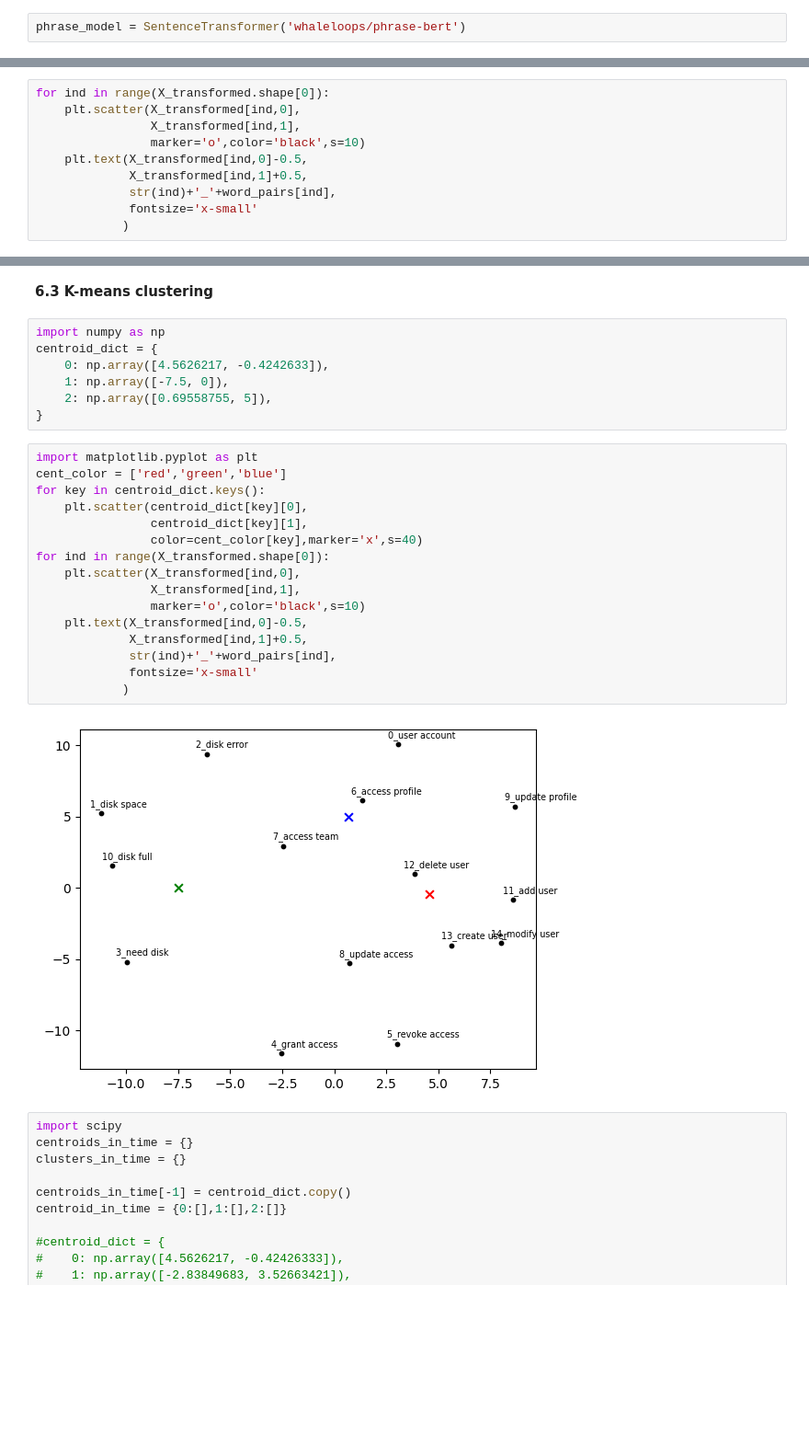
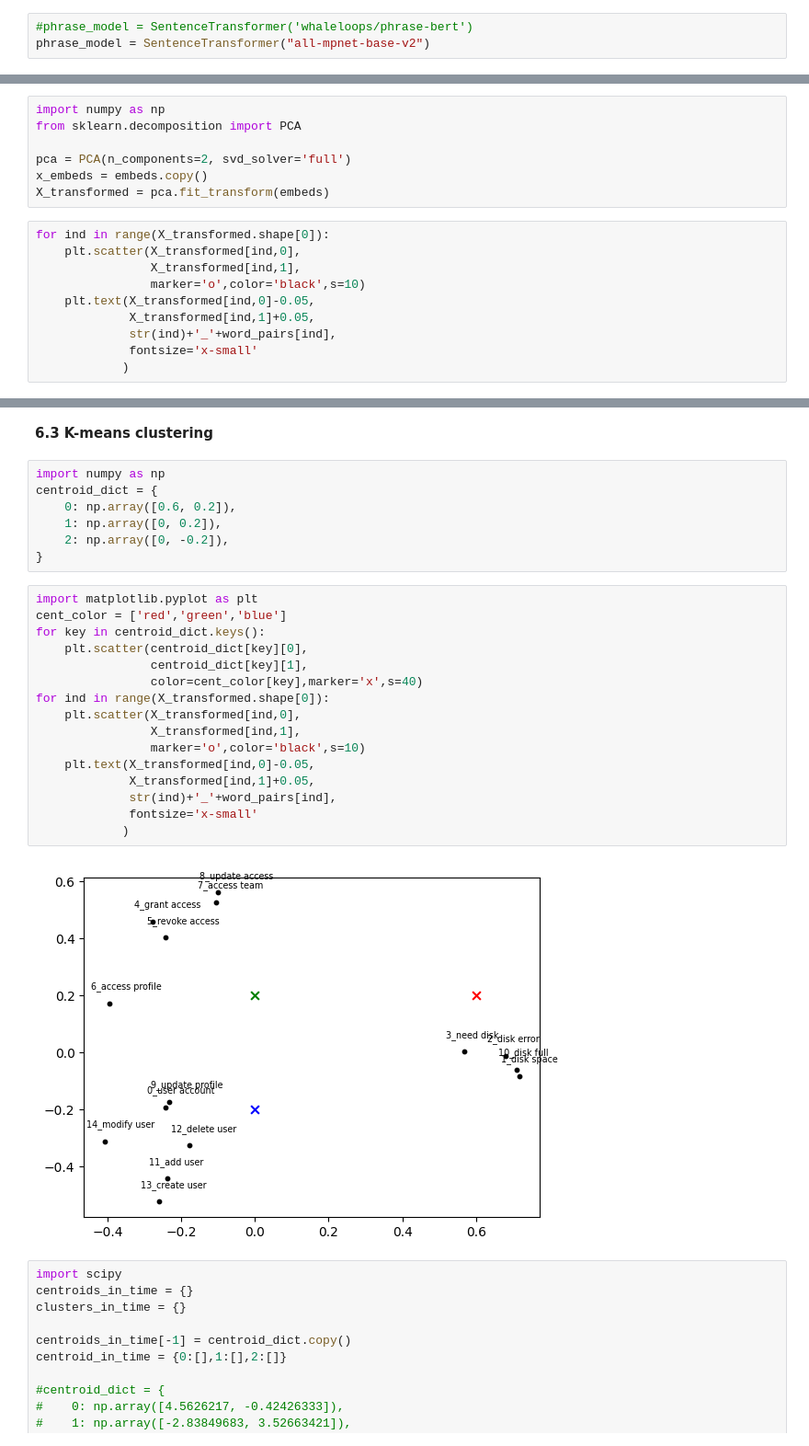
Before and after one commit to enoten/support_ticket_analysis, a Jupyter notebook: support_tickets_problem.ipynb, the cells around one changed output, grey strips where cells are left out. Shown at 92% size. Saved outputs shown, nothing was run; the diff lists cells and outputs as text; blank space fills up the shorter version.

```diff
--- a/support_tickets_problem.ipynb
+++ b/support_tickets_problem.ipynb
@@ -704,7 +705,8 @@ word_pairs
 # %% [markdown]
 <b>6.1 Create pair embeddings</b>
 # %%
-phrase_model = SentenceTransformer('whaleloops/phrase-bert')
+#phrase_model = SentenceTransformer('whaleloops/phrase-bert')
+phrase_model = SentenceTransformer("all-mpnet-base-v2")
 # %%
 embeds = phrase_model.encode(word_pairs)
 # %% [markdown]
@@ -719,10 +714,17 @@ X_transformed.shape
+# %%
+import numpy as np
+from sklearn.decomposition import PCA
+
+pca = PCA(n_components=2, svd_solver='full')
+x_embeds = embeds.copy()
+X_transformed = pca.fit_transform(embeds)
 # %%
 for ind in range(X_transformed.shape[0]):
     plt.scatter(X_transformed[ind,0],
                 X_transformed[ind,1],
                 marker='o',color='black',s=10)
-    plt.text(X_transformed[ind,0]-0.5,
-             X_transformed[ind,1]+0.5,
+    plt.text(X_transformed[ind,0]-0.05,
+             X_transformed[ind,1]+0.05,
              str(ind)+'_'+word_pairs[ind],
              fontsize='x-small'
             )
@@ -733,28 +735,28 @@ for ind in range(X_transformed.shape[0]):
 # %%
 import numpy as np
 centroid_dict = {
-    0: np.array([4.5626217, -0.4242633]),
-    1: np.array([-7.5, 0]),
-    2: np.array([0.69558755, 5]),
+    0: np.array([0.6, 0.2]),
+    1: np.array([0, 0.2]),
+    2: np.array([0, -0.2]),
 }
 # %%
 import matplotlib.pyplot as plt
 cent_color = ['red','green','blue']
 for key in centroid_dict.keys():
     plt.scatter(centroid_dict[key][0],
                 centroid_dict[key][1],
                 color=cent_color[key],marker='x',s=40)
 for ind in range(X_transformed.shape[0]):
     plt.scatter(X_transformed[ind,0],
                 X_transformed[ind,1],
                 marker='o',color='black',s=10)
-    plt.text(X_transformed[ind,0]-0.5,
-             X_transformed[ind,1]+0.5,
+    plt.text(X_transformed[ind,0]-0.05,
+             X_transformed[ind,1]+0.05,
              str(ind)+'_'+word_pairs[ind],
              fontsize='x-small'
             )
 # %% [output]
-[figure, old version]
+[figure, new version]
 # %%
 import scipy
 centroids_in_time = {}
```
Also changed, not shown: parts of 30 cells of this notebook.
